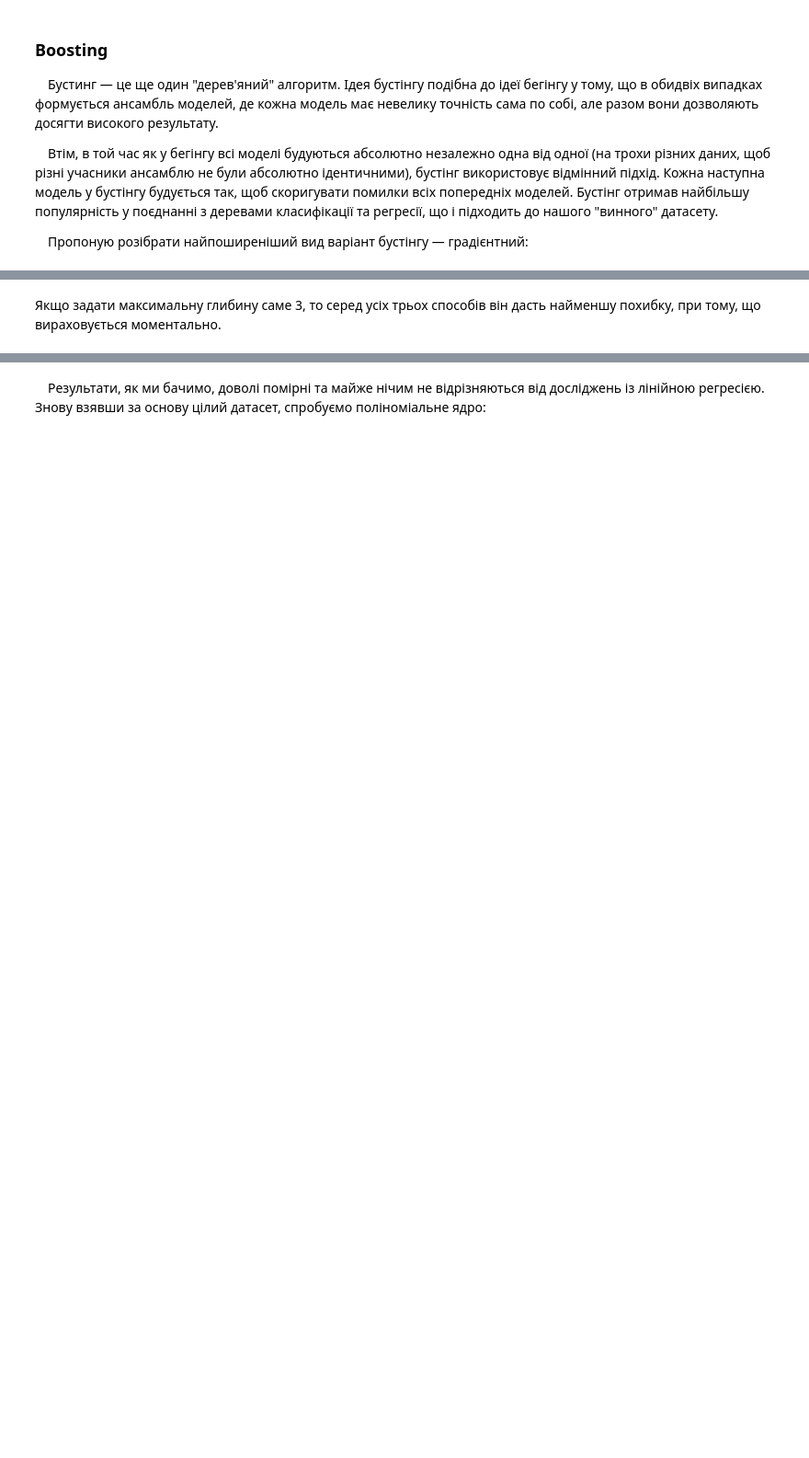
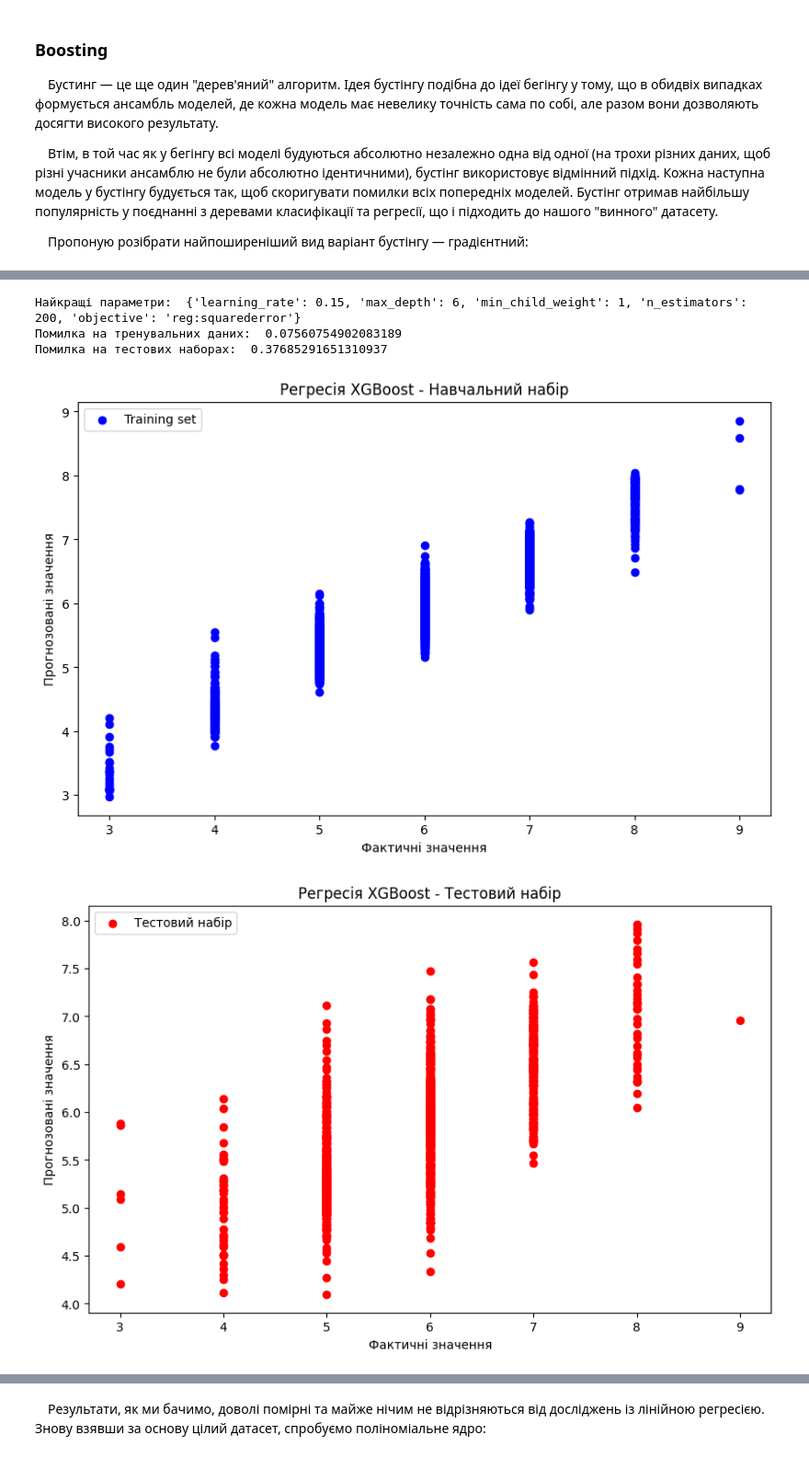
Before and after one commit to ArgasDTiger/Researching-Wines--Vinho-Verde-, a Jupyter notebook: main.ipynb, the cells around one changed output, grey strips where cells are left out. Shown at 92% size. Drawn from its saved outputs; the diff is of its cells as text; code cells hidden in the pictures; blank space fills up the shorter version.

```diff
--- a/main.ipynb
+++ b/main.ipynb
@@ -304,2 +379,59 @@ print("Помилка на тестових наборах:", mse_test)
-# %% [markdown]
-Якщо задати максимальну глибину саме 3, то серед усіх трьох способів він дасть найменшу похибку, при тому, що вираховується моментально.
+# %%
+X = wine.drop('quality', axis=1)
+y = wine['quality']
+
+kf = KFold(n_splits=5, shuffle=True, random_state=42)
+
+model = xgb.XGBRegressor()
+
+parameters = {'objective':['reg:squarederror'],
+              'n_estimators':[50, 100, 150, 200],
+              'learning_rate':[0.01, 0.05, 0.1, 0.15, 0.2],
+              'max_depth':[2, 3, 4, 5, 6],
+              'min_child_weight':[1, 2, 3, 4, 5]}
+
+grid = GridSearchCV(model, parameters, cv=kf, scoring='neg_mean_squared_error')
+
+grid.fit(X, y)
+
+best_params = grid.best_params_
+
+print("Найкращі параметри: ", best_params)
+
+model = xgb.XGBRegressor(**best_params)
+
+X_train, X_test, y_train, y_test = train_test_split(X, y, test_size=0.2, random_state=42)
+model.fit(X_train, y_train)
+
+y_train_pred = model.predict(X_train)
+y_test_pred = model.predict(X_test)
+
+mse_train = mean_squared_error(y_train, y_train_pred)
+mse_test = mean_squared_error(y_test, y_test_pred)
+
+results.append({"method": "Бустінг", "train_error": mse_train, "test_error": mse_test})
+
+print('Помилка на тренувальних даних: ', mse_train)
+print('Помилка на тестових наборах: ', mse_test)
+
+plt.figure(figsize=(10, 6))
+plt.scatter(y_train, y_train_pred, c='blue', label='Training set')
+plt.xlabel('Фактичні значення')
+plt.ylabel('Прогнозовані значення')
+plt.title('Регресія XGBoost - Навчальний набір')
+plt.legend()
+plt.show()
+
+plt.figure(figsize=(10, 6))
+plt.scatter(y_test, y_test_pred, c='red', label='Тестовий набір')
+plt.xlabel('Фактичні значення')
+plt.ylabel('Прогнозовані значення')
+plt.title('Регресія XGBoost - Тестовий набір')
+plt.legend()
+plt.show()
+# %% [output]
+Найкращі параметри:  {'learning_rate': 0.15, 'max_depth': 6, 'min_child_weight': 1, 'n_estimators': 200, 'objective': 'reg:squarederror'}
+Помилка на тренувальних даних:  0.07560754902083189
+Помилка на тестових наборах:  0.37685291651310937
+[figure, added]
+[figure, added]
```
Also changed, not shown: parts of 29 cells of this notebook.
